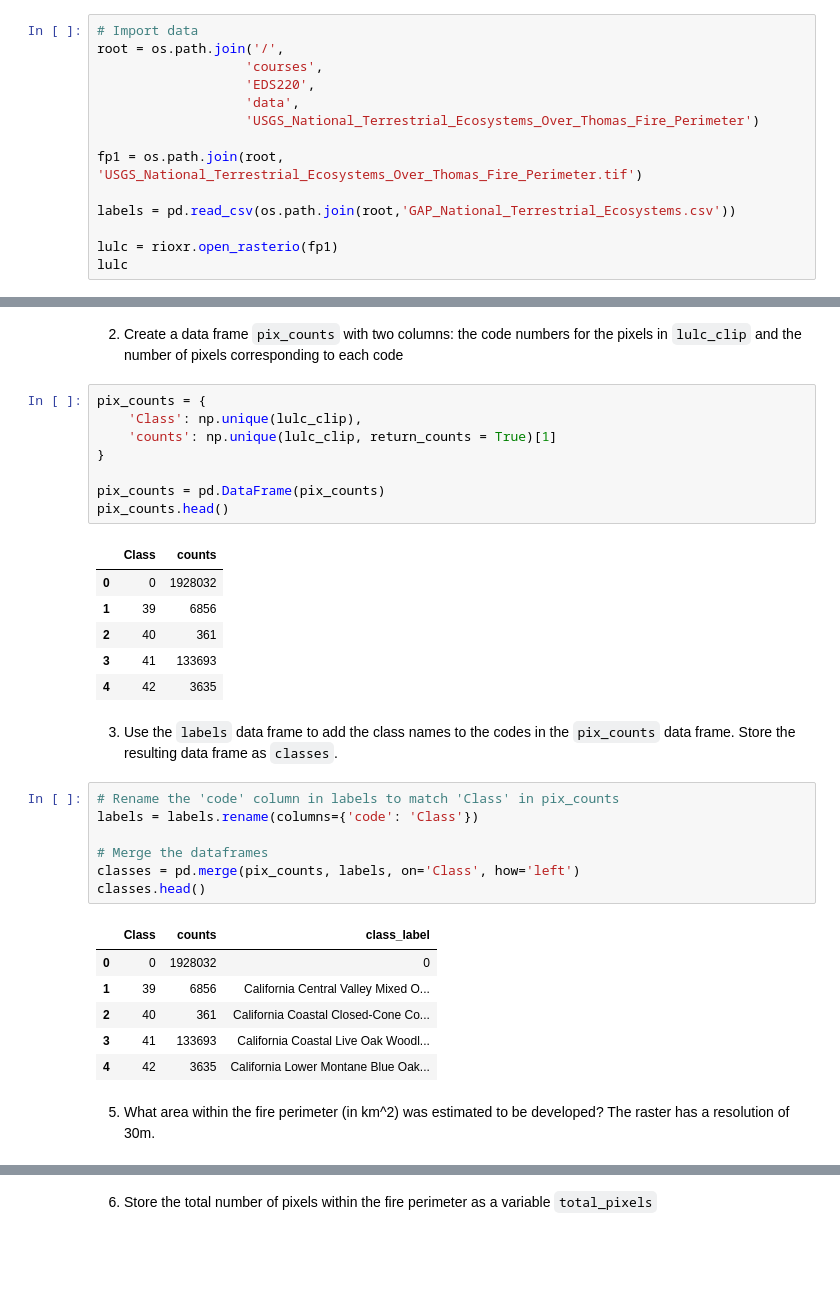
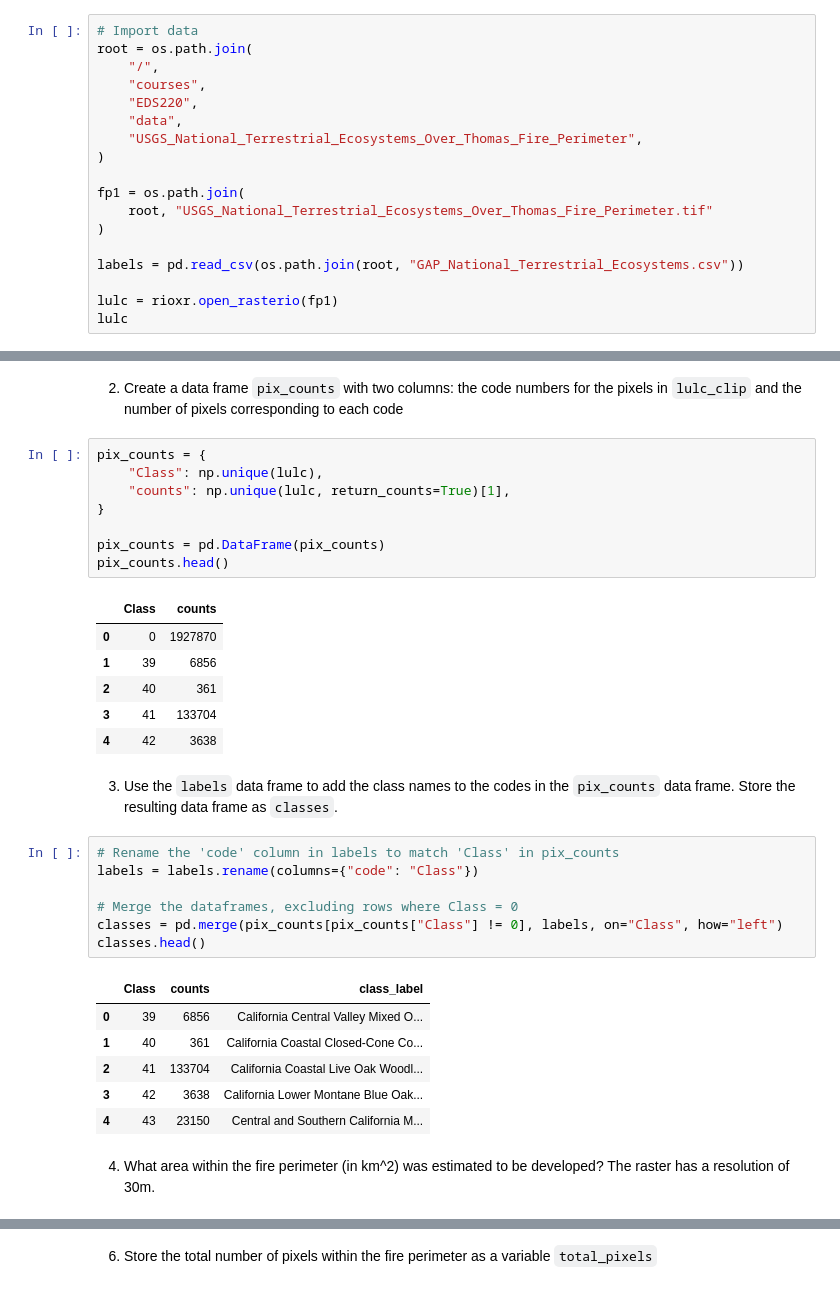
Before and after one commit to leirubinstein/eds220-hwk4, a Jupyter notebook: thomas-fire-blogpost.ipynb, the cells around one changed output, grey strips where cells are left out. Cells and saved outputs as stored; diff of their text form; blank space fills up the shorter version.

```diff
--- a/thomas-fire-blogpost.ipynb
+++ b/thomas-fire-blogpost.ipynb
@@ -264,15 +304,19 @@ We use this ready-to-use raster and the terrestrial ecosystem labels at this dir
 `/courses/EDS220/data/USGS_National_Terrestrial_Ecosystems_Over_Thomas_Fire_Perimeter/`
 # %%
 # Import data
-root = os.path.join('/',
-                   'courses',
-                   'EDS220',
-                   'data',
-                   'USGS_National_Terrestrial_Ecosystems_Over_Thomas_Fire_Perimeter')
+root = os.path.join(
+    "/",
+    "courses",
+    "EDS220",
+    "data",
+    "USGS_National_Terrestrial_Ecosystems_Over_Thomas_Fire_Perimeter",
+)
 
-fp1 = os.path.join(root, 'USGS_National_Terrestrial_Ecosystems_Over_Thomas_Fire_Perimeter.tif')
+fp1 = os.path.join(
+    root, "USGS_National_Terrestrial_Ecosystems_Over_Thomas_Fire_Perimeter.tif"
+)
 
-labels = pd.read_csv(os.path.join(root,'GAP_National_Terrestrial_Ecosystems.csv'))
+labels = pd.read_csv(os.path.join(root, "GAP_National_Terrestrial_Ecosystems.csv"))
 
 lulc = rioxr.open_rasterio(fp1)
 lulc
@@ -338,36 +375,36 @@ array([1928032,    6856,     361,  133693,    3635,   23147,    2907,
 2. Create a data frame `pix_counts` with two columns: the code numbers for the pixels in `lulc_clip` and the number of pixels corresponding to each code
 # %%
 pix_counts = {
-    'Class': np.unique(lulc_clip),
-    'counts': np.unique(lulc_clip, return_counts = True)[1]
+    "Class": np.unique(lulc),
+    "counts": np.unique(lulc, return_counts=True)[1],
 }
 
 pix_counts = pd.DataFrame(pix_counts)
 pix_counts.head()
 # %% [output]
 |  | Class | counts |
-| 0 | 0 | 1928032 |
+| 0 | 0 | 1927870 |
 | 1 | 39 | 6856 |
 | 2 | 40 | 361 |
-| 3 | 41 | 133693 |
-| 4 | 42 | 3635 |
+| 3 | 41 | 133704 |
+| 4 | 42 | 3638 |
 # %% [markdown]
 3. Use the `labels` data frame to add the class names to the codes in the `pix_counts` data frame. Store the resulting data frame as `classes`.
 # %%
 # Rename the 'code' column in labels to match 'Class' in pix_counts
-labels = labels.rename(columns={'code': 'Class'})
+labels = labels.rename(columns={"code": "Class"})
 
-# Merge the dataframes
-classes = pd.merge(pix_counts, labels, on='Class', how='left')
+# Merge the dataframes, excluding rows where Class = 0
+classes = pd.merge(pix_counts[pix_counts["Class"] != 0], labels, on="Class", how="left")
 classes.head()
 # %% [output]
 |  | Class | counts | class_label |
-| 0 | 0 | 1928032 | 0 |
-| 1 | 39 | 6856 | California Central Valley Mixed O... |
-| 2 | 40 | 361 | California Coastal Closed-Cone Co... |
-| 3 | 41 | 133693 | California Coastal Live Oak Woodl... |
-| 4 | 42 | 3635 | California Lower Montane Blue Oak... |
+| 0 | 39 | 6856 | California Central Valley Mixed O... |
+| 1 | 40 | 361 | California Coastal Closed-Cone Co... |
+| 2 | 41 | 133704 | California Coastal Live Oak Woodl... |
+| 3 | 42 | 3638 | California Lower Montane Blue Oak... |
+| 4 | 43 | 23150 | Central and Southern California M... |
 # %% [markdown]
-5. What area within the fire perimeter (in km^2) was estimated to be developed? The raster has a resolution of 30m.
+4. What area within the fire perimeter (in km^2) was estimated to be developed? The raster has a resolution of 30m.
 # %%
 # Area of the Thomas Fire in square kilometers
```
Also changed, not shown: parts of 47 cells of this notebook, 1 other file.
